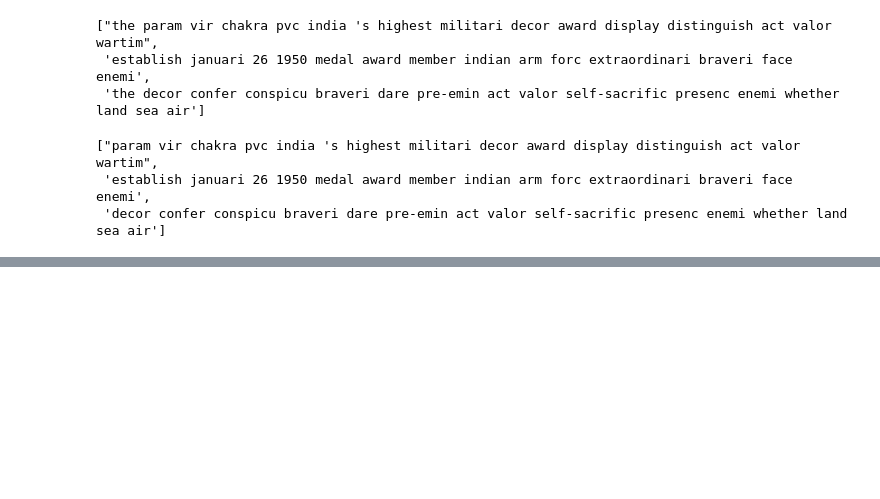
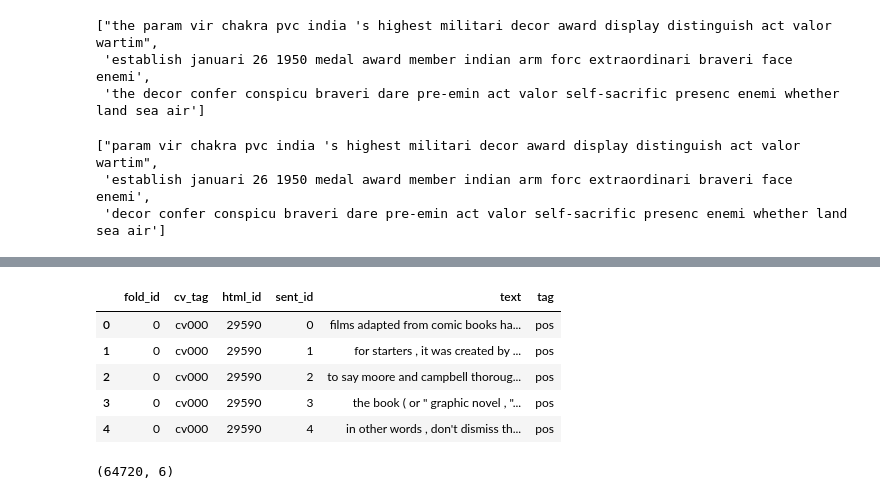
Before and after one commit to Himanshu0518/NLP, a Jupyter notebook: NLP.ipynb, the cells around one changed output, grey strips where cells are left out. Saved outputs shown, nothing was run; the diff lists cells and outputs as text; code cells hidden in the pictures; blank space fills up the shorter version.

Commit message:
Learnt Word embedding techniques

```diff
--- a/NLP.ipynb
+++ b/NLP.ipynb
@@ -301,0 +328,14 @@ vec_king = wv['king']
+# %%
+df = pd.read_csv('/content/movie_review.csv')
+df.head()
+# %% [output]
+|  | fold_id | cv_tag | html_id | sent_id | text | tag |
+| 0 | 0 | cv000 | 29590 | 0 | films adapted from comic books ha... | pos |
+| 1 | 0 | cv000 | 29590 | 1 | for starters , it was created by ... | pos |
+| 2 | 0 | cv000 | 29590 | 2 | to say moore and campbell thoroug... | pos |
+| 3 | 0 | cv000 | 29590 | 3 | the book ( or " graphic novel , "... | pos |
+| 4 | 0 | cv000 | 29590 | 4 | in other words , don't dismiss th... | pos |
+# %%
+df.shape
+# %% [output]
+(64720, 6)
```
Also changed, not shown: parts of 32 cells of this notebook.
